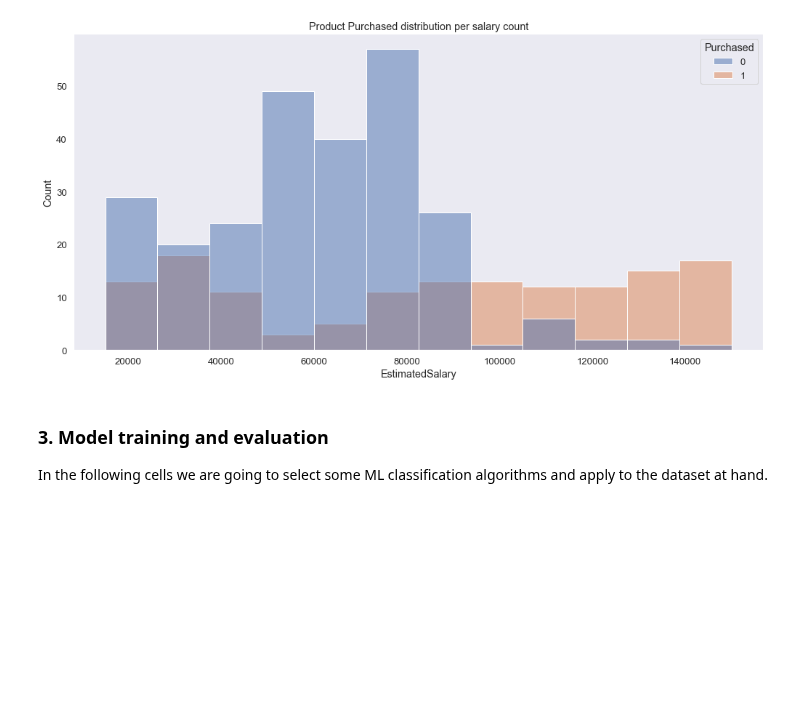
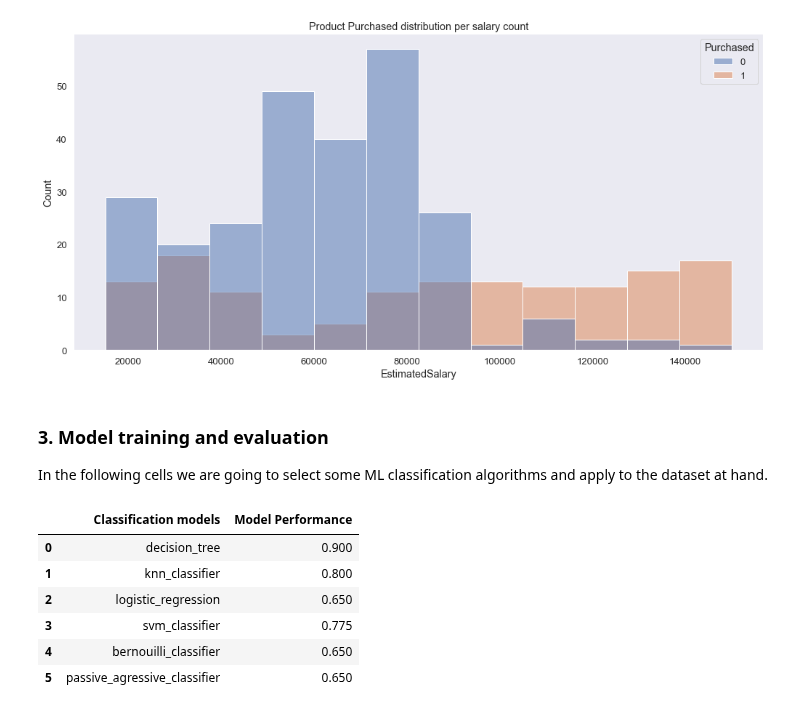
Before and after one commit to franck225-coder/Machine-Learning-project-series, a Jupyter notebook: social media ads analysis/social_media_ads_analysis.ipynb, the cells around one changed output. Drawn from its saved outputs; the diff is of its cells as text; code cells hidden in the pictures; blank space fills up the shorter version.

```diff
--- a/social media ads analysis/social_media_ads_analysis.ipynb
+++ b/social media ads analysis/social_media_ads_analysis.ipynb
@@ -97,25 +97,36 @@ from sklearn.svm import SVC
 # %%
 # model implementation
 X = np.array(data[['Age', 'EstimatedSalary']])
-y = np.array(data[['Purchased']])
+y = np.array(data['Purchased'])
 
 X_train, X_test, y_train, y_test = train_test_split(X, y, test_size = 0.1, random_state = 23)
 
 decision_tree = DecisionTreeClassifier()
 knn_classifier = KNeighborsClassifier()
 logistic_regression = LogisticRegression()
 svm_classifier = SVC()
 bernouilli_classifier = BernoulliNB()
 passive_agressive = PassiveAggressiveClassifier()
 
-decision_tree.fit(X_train, y_train)
-knn_classifier.fit(X_train, y_train)
-logistic_regression.fit(X_train, y_train)
-svm_classifier.fit(X_train, y_train)
-bernouilli_classifier.fit(X_train, y_train)
-passive_agressive.fit(X_train, y_train)
+d_t = decision_tree.fit(X_train, y_train)
+knn = knn_classifier.fit(X_train, y_train)
+l_r = logistic_regression.fit(X_train, y_train)
+svm = svm_classifier.fit(X_train, y_train)
+b_c = bernouilli_classifier.fit(X_train, y_train)
+p_a = passive_agressive.fit(X_train, y_train)
 
 data_performance = {"Classification models": ["decision_tree", "knn_classifier", "logistic_regression", "svm_classifier", "bernouilli_classifier","passive_agressive_classifier"],
-                    "Model Performance" : []
+                    "Model Performance" : [d_t.score(X_test, y_test), knn.score(X_test, y_test), l_r.score(X_test, y_test), svm.score(X_test, y_test), b_c.score(X_test, y_test),
+                    p_a.score(X_test, y_test)]
+                    }
 
-                    }
+data = pd.DataFrame(data_performance)
+data
+# %% [output]
+|  | Classification models | Model Performance |
+| 0 | decision_tree | 0.900 |
+| 1 | knn_classifier | 0.800 |
+| 2 | logistic_regression | 0.650 |
+| 3 | svm_classifier | 0.775 |
+| 4 | bernouilli_classifier | 0.650 |
+| 5 | passive_agressive_classifier | 0.650 |
```
